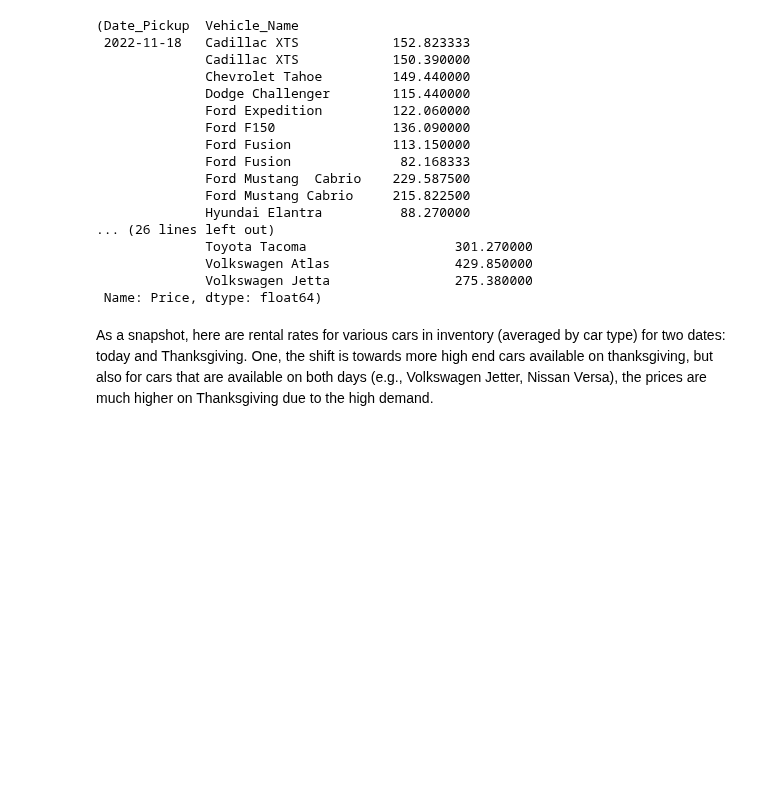
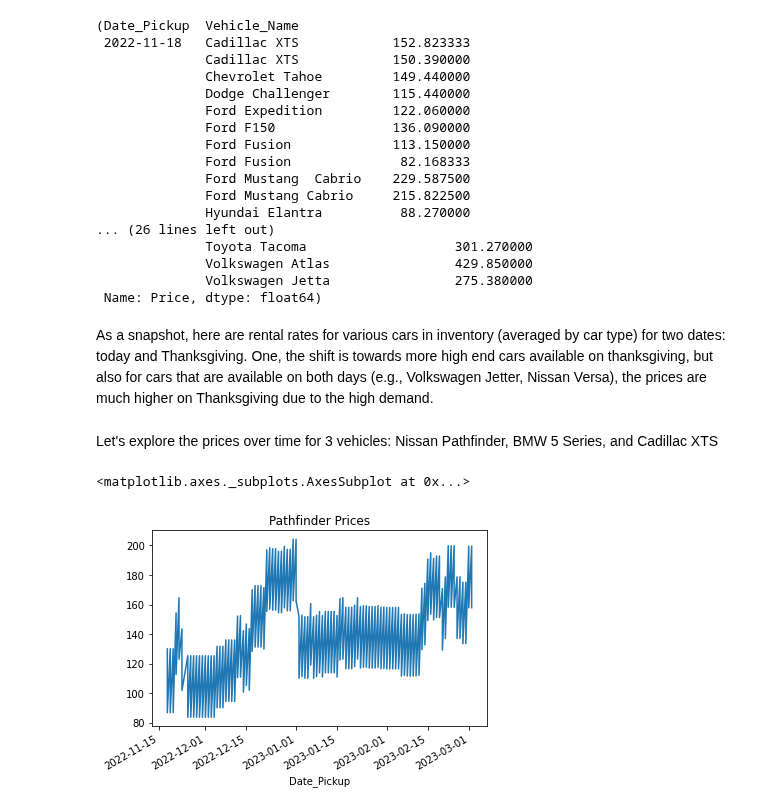
Before and after one commit to JADukeAIPI/AIPIProject, a Jupyter notebook: EDA_and_modeling.ipynb, the cells around one changed output. Saved outputs shown, nothing was run; the diff lists cells and outputs as text; code cells hidden in the pictures; blank space fills up the shorter version.

Commit message:
Some prices plots

```diff
--- a/EDA_and_modeling.ipynb
+++ b/EDA_and_modeling.ipynb
@@ -169,3 +169,14 @@ car_prices.loc['2022-11-18'], car_prices.loc['2022-11-24']
  Name: Price, dtype: float64)
 # %% [markdown]
 As a snapshot, here are rental rates for various cars in inventory (averaged by car type) for two dates: today and Thanksgiving. One, the shift is towards more high end cars available on thanksgiving, but also for cars that are available on both days (e.g., Volkswagen Jetter, Nissan Versa), the prices are much higher on Thanksgiving due to the high demand.
+# %% [markdown]
+Let's explore the prices over time for 3 vehicles: Nissan Pathfinder, BMW 5 Series, and Cadillac XTS
+# %%
+Pathfinder = clean_all_cars_df[clean_all_cars_df['Vehicle_Name']=='Nissan Pathfinder']['Price']
+BMW5 = clean_all_cars_df[clean_all_cars_df['Vehicle_Name']=='BMW 5 Series']['Price']
+Caddy = clean_all_cars_df[clean_all_cars_df['Vehicle_Name']=='Cadillac XTS']['Price']
+# %%
+Pathfinder.plot(title='Pathfinder Prices')
+# %% [output]
+<matplotlib.axes._subplots.AxesSubplot at 0x...>
+[figure, added]
```
Also changed, not shown: parts of 3 cells of this notebook.
